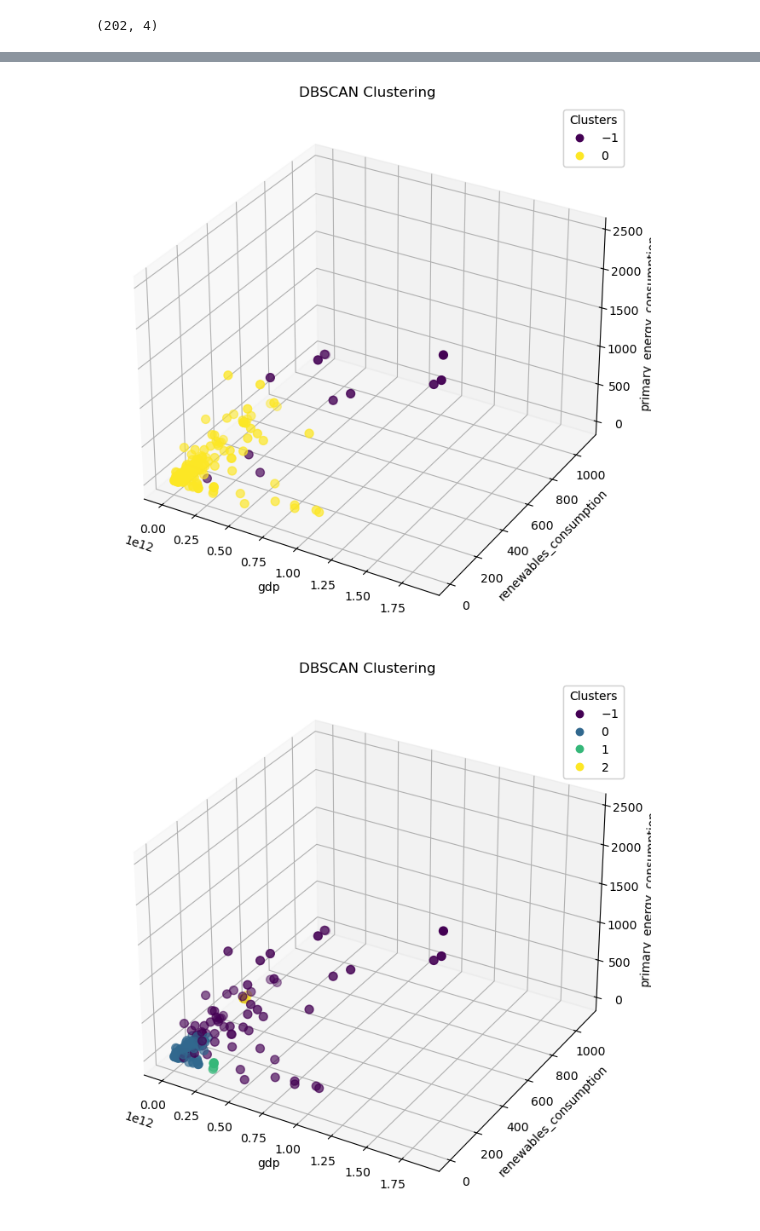
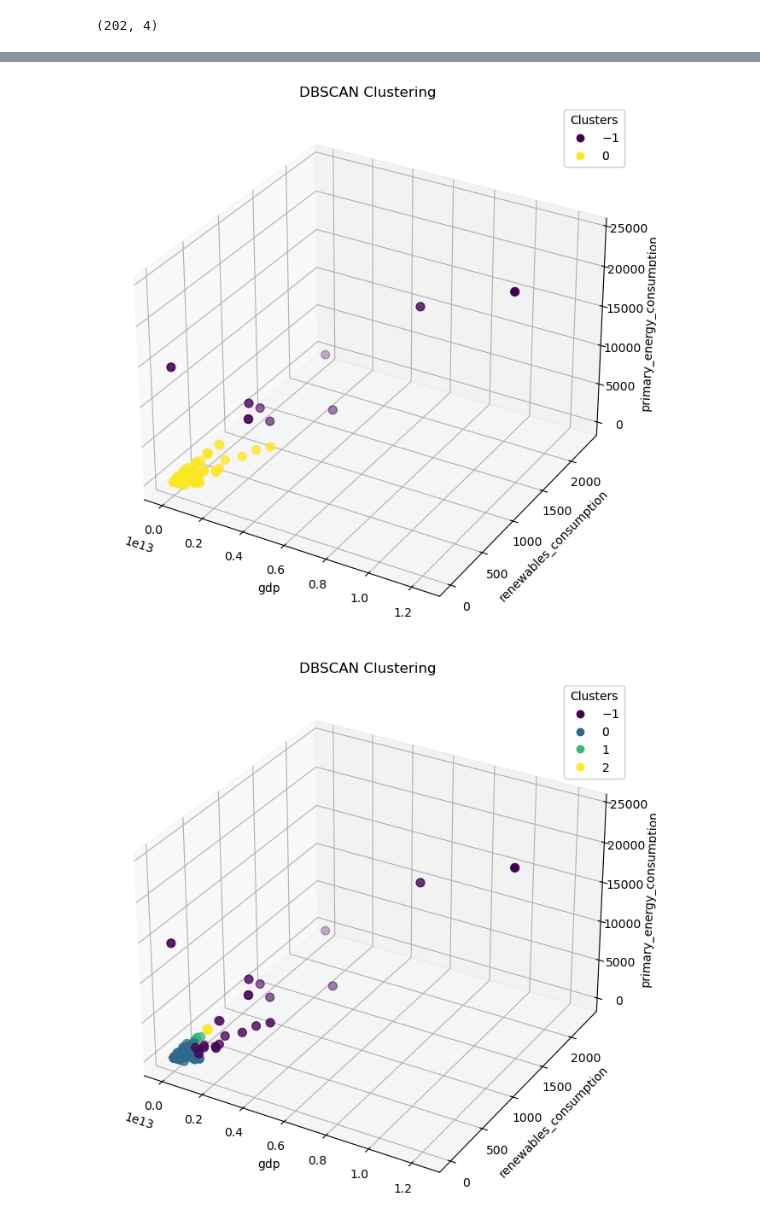
Before and after one commit to L-Ameneiro/EDA-Datasets, a Jupyter notebook: notebooks/DBSCAN-Luna.ipynb, the cells around one changed output, grey strips where cells are left out. Drawn from its saved outputs; the diff is of its cells as text; code cells hidden in the pictures.

```diff
--- a/notebooks/DBSCAN-Luna.ipynb
+++ b/notebooks/DBSCAN-Luna.ipynb
@@ -11,11 +40,12 @@ wec = pd.read_csv(r"../datasets/wec_1980_sinreg.csv")
 # %%
 # Calcula la media de 'energy_per_capita' y 'gdp' por país
-mean_values = wec.groupby('country').agg({'renewables_consumption': 'mean', 'primary_energy_consumption': 'mean',
+mean_values = wec.groupby('country').agg({'fossil_share_energy' : 'mean', 'renewables_share_energy': 'mean', "other_renewables_share_energy" : 'mean','oil_production': 'mean', 'coal_consumption': 'mean','renewables_consumption': 'mean', 'primary_energy_consumption': 'mean',
 'gdp': 'mean', 'population': 'mean'}).reset_index()
 
 # Crea un nuevo DataFrame con las medias por país
-df = pd.DataFrame({'country': mean_values['country'],
+medias = pd.DataFrame({'country': mean_values['country'],
                           'mean_rc': mean_values['renewables_consumption'],
                           'mean_gdp': mean_values['gdp'],
                           'mean_pec': mean_values['primary_energy_consumption'],
-                          'mean_pop': mean_values['population']})
+                          'mean_pop': mean_values['population'],
+                          'mean_oil_p': mean_values['oil_production']})
@@ -102,7 +1057,7 @@ avg_distance
 # %% [markdown]
 # DBSCAN 4 features
 # %%
-features = ["gdp", "renewables_consumption", "primary_energy_consumption" , "population"]
+features = ["gdp", "renewables_consumption", "primary_energy_consumption" ]
 X = mean_values[features]
 X.head(5)
 # %% [output]
@@ -171,7 +1128,7 @@ dbscan = DBSCAN(eps=1.5, min_samples=5)  # Puedes ajustar eps y min_samples seg
 dbscan_labels = dbscan.fit_predict(X_scal)
 
 # Añade las etiquetas al DataFrame original
-X_with_labels = pd.DataFrame(X_, columns=['gdp', 'renewables_consumption', 'primary_energy_consumption', 'population'])
+X_with_labels = pd.DataFrame(X_, columns=['gdp', 'renewables_consumption', 'primary_energy_consumption'])
 X_with_labels['Cluster'] = dbscan_labels
 
 # Visualización de los clusters
@@ -191,33 +1148,33 @@ ax.add_artist(legend)
 
 plt.show()
 # %% [output]
-[figure, old version]
+[figure, new version]
 # %%
 
-# features = ["gdp", "energy_per_capita", "primary_energy_consumption" , "population"]
+# features = ["gdp", "energy_per_capita", "primary_energy_consumption"]
 # Aplica DBSCAN
 dbscan = DBSCAN(eps=0.3, min_samples=5)  # Puedes ajustar eps y min_samples según tus necesidades
 dbscan_labels = dbscan.fit_predict(X_scal)
 
 # Añade las etiquetas al DataFrame original
-X_with_labels = pd.DataFrame(X_, columns=['gdp', 'renewables_consumption', 'primary_energy_consumption', 'population'])
+X_with_labels = pd.DataFrame(X_, columns=['gdp', 'renewables_consumption', 'primary_energy_consumption'])
 X_with_labels['Cluster'] = dbscan_labels
 
 # Visualización de los clusters
 fig = plt.figure(figsize=(10, 8))
 ax = fig.add_subplot(111, projection='3d')
 
 scatter = ax.scatter(X_with_labels['gdp'], X_with_labels['renewables_consumption'], X_with_labels['primary_energy_consumption'],
                      c=X_with_labels['Cluster'], cmap='viridis', s=50)
 
 ax.set_xlabel('gdp')
 ax.set_ylabel('renewables_consumption')
 ax.set_zlabel('primary_energy_consumption')
 ax.set_title('DBSCAN Clustering')
 
 legend = ax.legend(*scatter.legend_elements(), title="Clusters")
 ax.add_artist(legend)
 
 plt.show()
 # %% [output]
-[figure, old version]
+[figure, new version]
```
Also changed, not shown: parts of 117 cells of this notebook, 9 other files.
